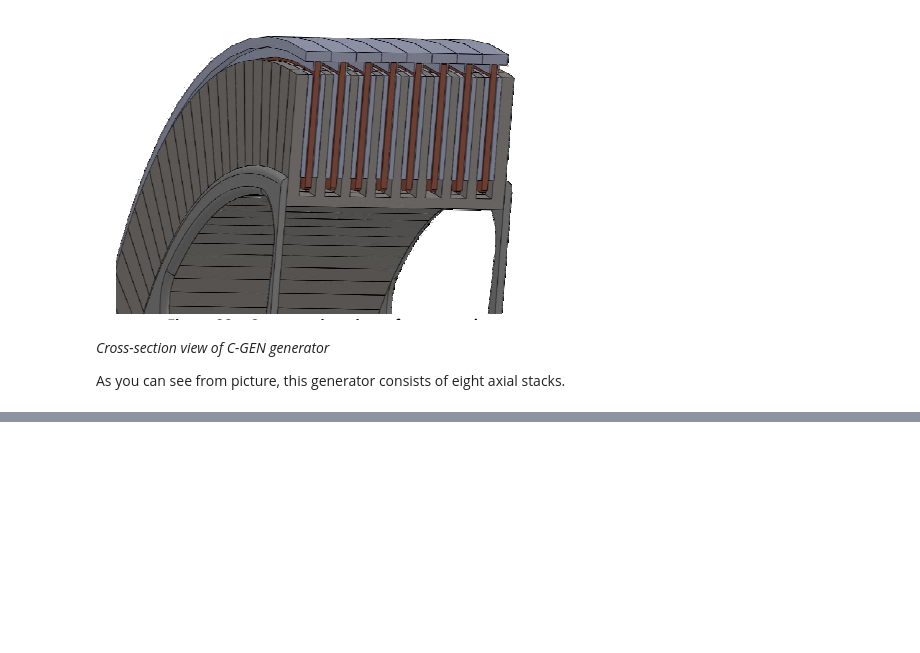
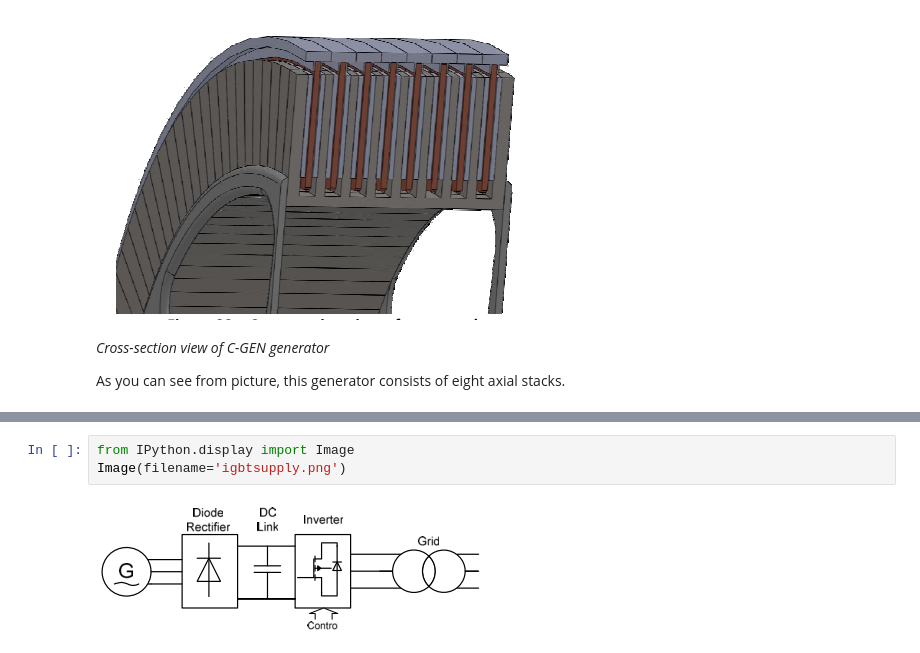
Before and after one commit to aydinbaskaya/MS_Thesis, a Jupyter notebook: Modular Generators/Documents/Direct-drive wind turbines .ipynb, the cells around one changed output, grey strips where cells are left out. Cells and saved outputs as stored; diff of their text form; blank space fills up the shorter version.

```diff
--- a/Modular Generators/Documents/Direct-drive wind turbines .ipynb
+++ b/Modular Generators/Documents/Direct-drive wind turbines .ipynb
@@ -344,0 +361,5 @@ As you can see from picture, this generator consists of eight axial stacks.
+# %%
+from IPython.display import Image
+Image(filename='igbtsupply.png')
+# %% [output]
+[figure, added]
```
Also changed, not shown: parts of 9 cells of this notebook.
